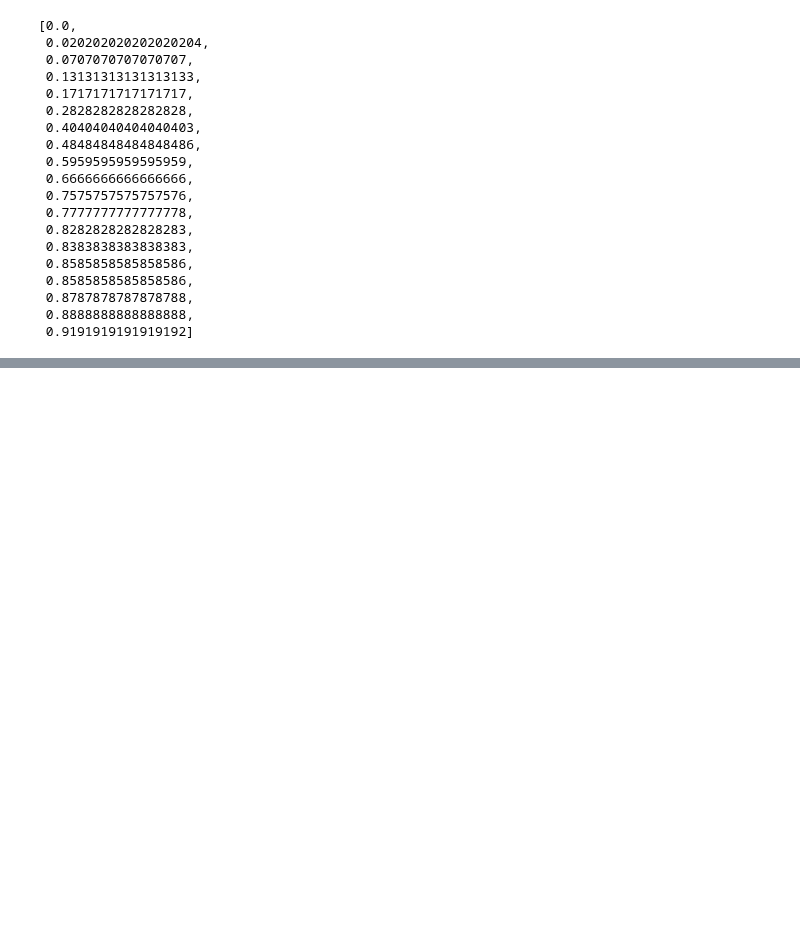
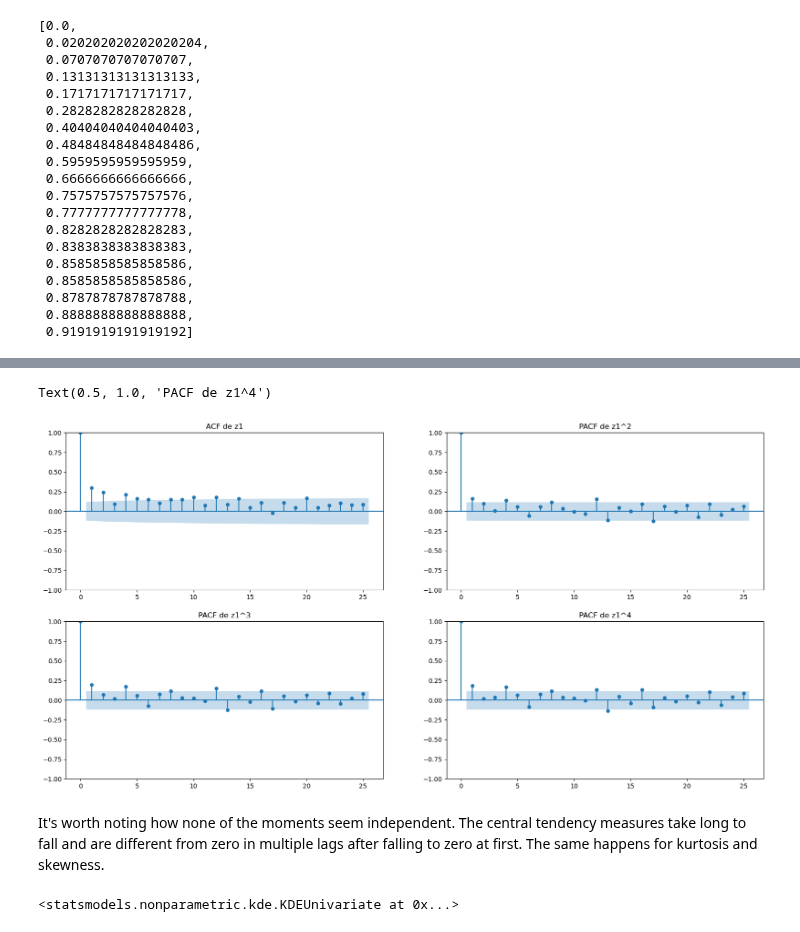
Before and after one commit to remg1997/time_series, a Jupyter notebook: Taller3/notebooks/t3.ipynb, the cells around one changed output, grey strips where cells are left out. Drawn from its saved outputs; the diff is of its cells as text; code cells hidden in the pictures; blank space fills up the shorter version.

```diff
--- a/Taller3/notebooks/t3.ipynb
+++ b/Taller3/notebooks/t3.ipynb
@@ -383,0 +437,21 @@ ax.plot(reliability[:, 0], reliability[:, 1], 'r')
+# %%
+z1_1 = z1 - np.mean(z1)
+z1_2 = z1_1**2
+z1_3 = z1_1**3
+z1_4 = z1_1**4
+# %%
+# Plot acf and pacf of z1 and its powers
+fig, ax = plt.subplots(2, 2, figsize=(20, 10))
+plot_acf(z1_1, ax=ax[0, 0], alpha=0.05)
+ax[0, 0].set_title('ACF de z1')
+plot_pacf(z1_2, ax=ax[0, 1], alpha=0.05)
+ax[0, 1].set_title('PACF de z1^2')
+plot_pacf(z1_3, ax=ax[1, 0], alpha=0.05)
+ax[1, 0].set_title('PACF de z1^3')
+plot_pacf(z1_4, ax=ax[1, 1], alpha=0.05)
+ax[1, 1].set_title('PACF de z1^4')
+# %% [output]
+Text(0.5, 1.0, 'PACF de z1^4')
+[figure, added]
+# %% [markdown]
+It's worth noting how none of the moments seem independent. The central tendency measures take long to fall and are different from zero in multiple lags after falling to zero at first. The same happens for kurtosis and skewness.
@@ -383,0 +460,5 @@ ax.plot(reliability[:, 0], reliability[:, 1], 'r')
+# %%
+in_sample_new_dist = KDEUnivariate(in_sample)
+in_sample_new_dist.fit()
+# %% [output]
+<statsmodels.nonparametric.kde.KDEUnivariate at 0x...>
```
Also changed, not shown: parts of 18 cells of this notebook.
